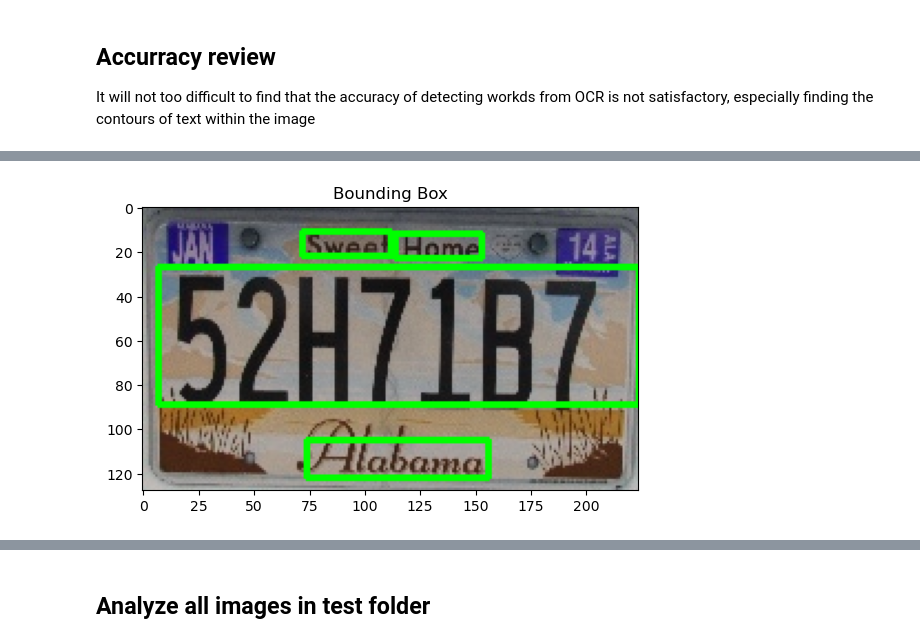
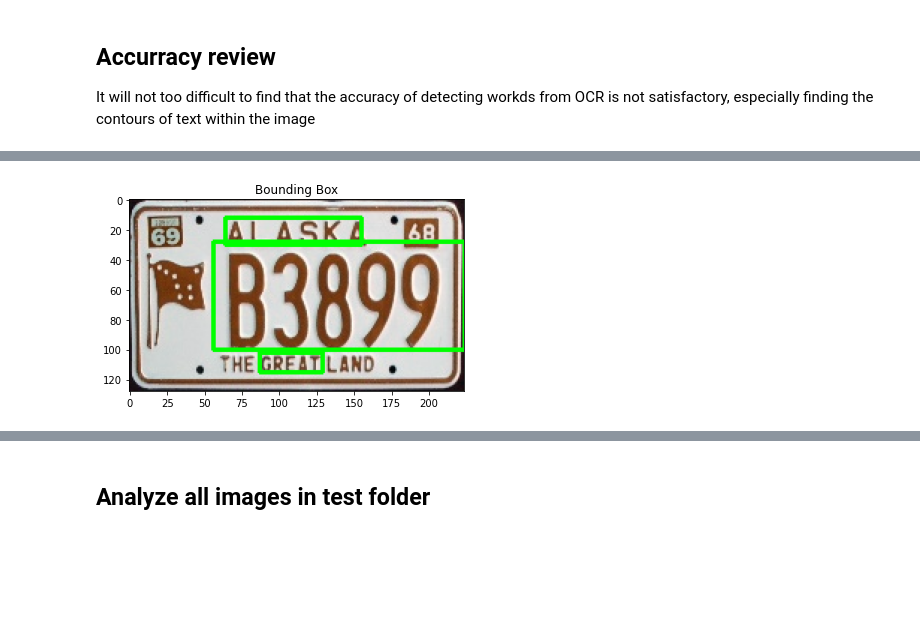
Before and after one commit to daiqing2009/APP-project, a Jupyter notebook: ocr-performance-analysis-on-license-plates.ipynb, the cells around one changed output, grey strips where cells are left out. Cells and saved outputs as stored; diff of their text form; code cells hidden in the pictures; blank space fills up the shorter version.

```diff
--- a/ocr-performance-analysis-on-license-plates.ipynb
+++ b/ocr-performance-analysis-on-license-plates.ipynb
@@ -63,7 +69,7 @@ import pytesseract
 import cv2
 from matplotlib import pyplot as plt
 
-path = 'test/ALABAMA/1.jpg'
+path = "/kaggle/input/us-license-plates-image-classification/new plates/test/ALASKA/1.jpg"
 
 image = cv2.imread(path)
 def show_image(image, title='Image'):
@@ -115,5 +110,13 @@ Requirement already satisfied: imutils in /Users/qing/miniconda3/envs/CP631/lib/
 # %%
+!pip install imutils
+# import the necessary packages
+import numpy as np
+import time
+from imutils.object_detection import non_max_suppression
+
 min_confidence = 0.8
+model = "/kaggle/input/frozen-east-text-detection/frozen_east_text_detection.pb"
+
 # load the input image and grab the image dimensions
 # image = cv2.imread(args["image"])
 orig = image.copy()
@@ -136,7 +139,7 @@ layerNames = [
 
 # load the pre-trained EAST text detector
 print("[INFO] loading EAST text detector...")
-net = cv2.dnn.readNet("model/frozen_east_text_detection.pb")
+net = cv2.dnn.readNet(model)
 # construct a blob from the image and then perform a forward pass of
 # the model to obtain the two output layer sets
 blob = cv2.dnn.blobFromImage(image_res, 1.0, (W, H),
@@ -195,7 +198,7 @@ for y in range(0, numRows):
 # apply non-maxima suppression to suppress weak, overlapping bounding
 # boxes
 boxes = non_max_suppression(np.array(rects), probs=confidences)
-
+# boxes = np.array(rects)
 # remove the bounding boxes that are too narrow or too short
 boxes = [box for box in boxes if (box[2]-box[0]) > 50]
 
@@ -224,4 +229,4 @@ show_image(cntImage, 'Bounding Box')
-[figure, old version]
+[figure, new version]
 # %%
 # extract the text from boxes
 for (startX, startY, endX, endY) in boxes:
```
Also changed, not shown: parts of 7 cells of this notebook.
